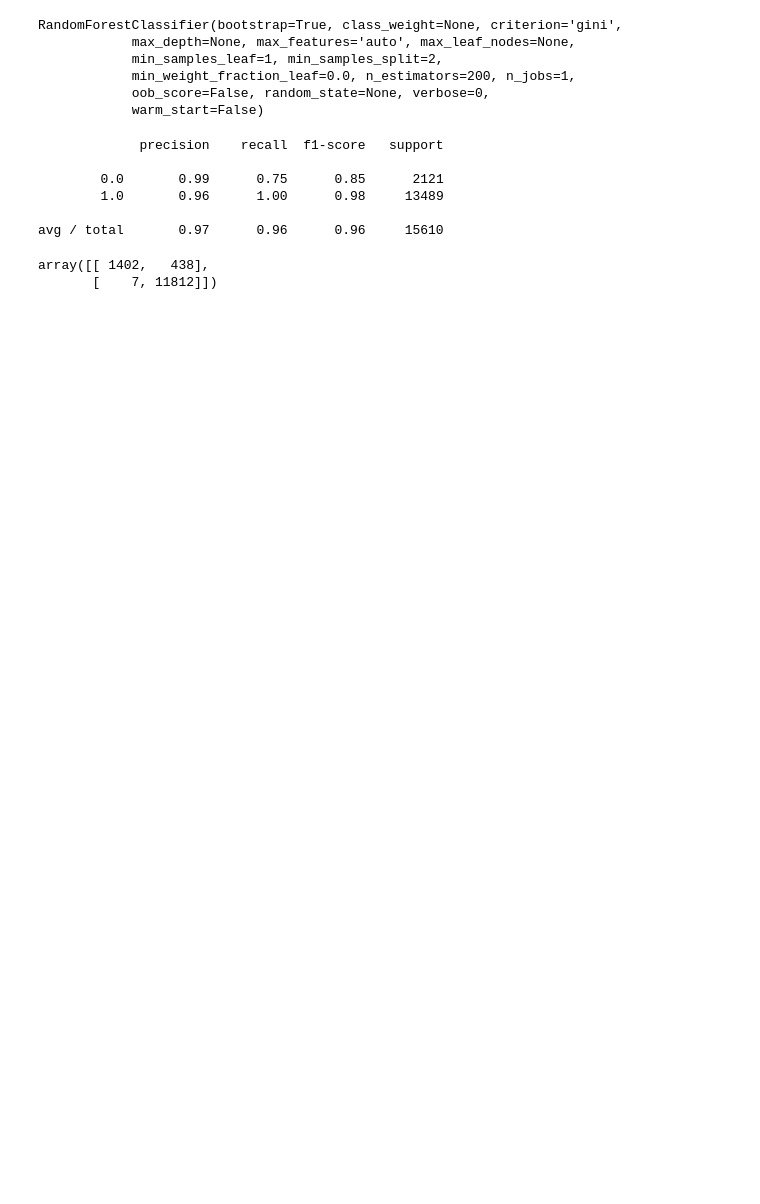
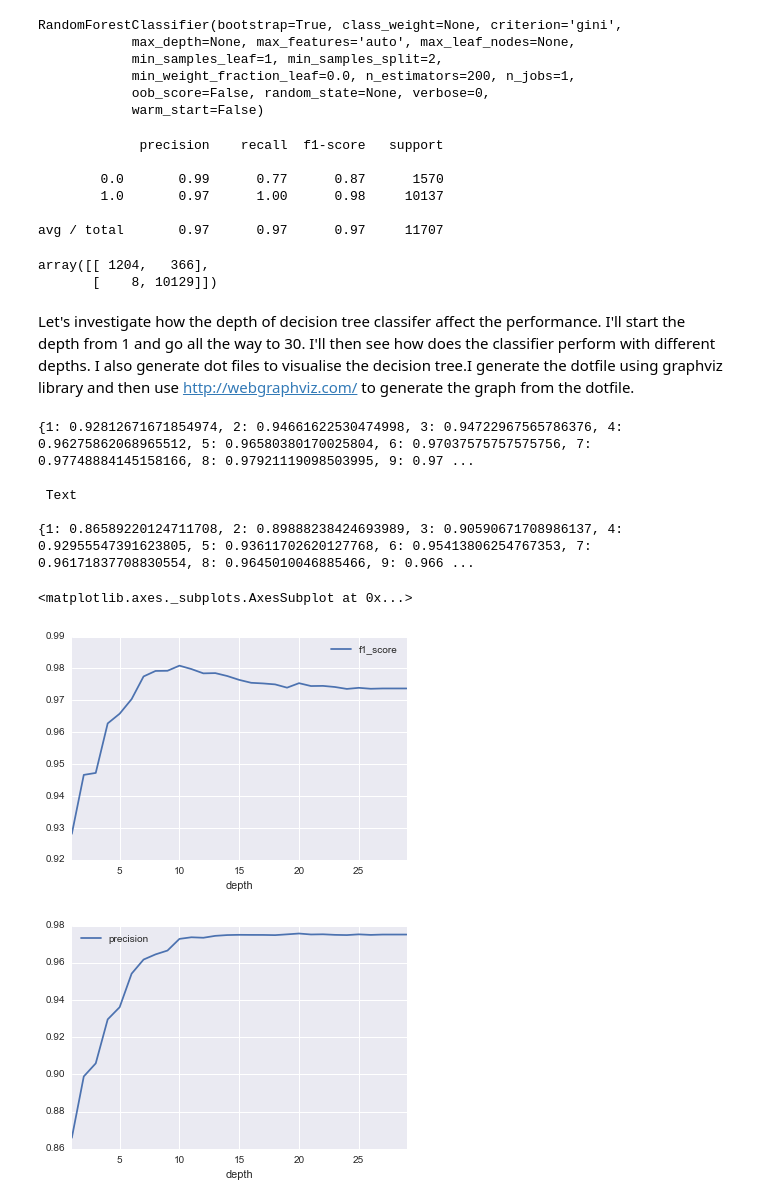
Before and after one commit to shobhitmishra/Udacity_Machine_Learning, a Jupyter notebook: Capstone Project/Lending_Tree_Loan_Prediction.ipynb, the cells around one changed output. Drawn from its saved outputs; the diff is of its cells as text; code cells hidden in the pictures; blank space fills up the shorter version.

```diff
--- a/Capstone Project/Lending_Tree_Loan_Prediction.ipynb
+++ b/Capstone Project/Lending_Tree_Loan_Prediction.ipynb
@@ -210,5 +210,5 @@ loan_data.describe()
 from sklearn.cross_validation import train_test_split
 # %%
 X_train, X_test, y_train, y_test = train_test_split(loan_data.drop('Fully Paid',axis=1),
-                                                    loan_data['Fully Paid'], test_size=0.4,
+                                                    loan_data['Fully Paid'], test_size=0.3,
                                                     random_state=101)
@@ -304,12 +319,12 @@ print(classification_report(y_test,predictions))
 # %% [output]
              precision    recall  f1-score   support
 
-        0.0       0.99      0.75      0.85      2121
-        1.0       0.96      1.00      0.98     13489
+        0.0       0.99      0.77      0.87      1570
+        1.0       0.97      1.00      0.98     10137
 
-avg / total       0.97      0.96      0.96     15610
+avg / total       0.97      0.97      0.97     11707
 # %%
 confusion_matrix(y_test,predictions)
 # %% [output]
-array([[ 1402,   438],
-       [    7, 11812]])
+array([[ 1204,   366],
+       [    8, 10129]])
@@ -315,0 +340,33 @@ array([[ 1402,   438],
+# %% [markdown]
+Let's investigate how the depth of decision tree classifer affect the performance. I'll start the depth from 1 and go all the way to 30. I'll then see how does the classifier perform with different depths. I also generate dot files to visualise the decision tree.I generate the dotfile using graphviz library and then use http://webgraphviz.com/ to generate the graph from the dotfile.
+# %%
+dtree_depth_f1score_map = {}
+dtree_depth_precision_map = {}
+for depth in range(1,30):
+    dtree = DecisionTreeClassifier(random_state=101, max_depth= depth)
+    dtree.fit(X_train,y_train)
+
+    filename = "D:/capstone_plot_images/depth_" + str(depth)
+    dotfile = open(filename, 'w')
+    tree.export_graphviz(dtree, out_file = dotfile, feature_names = X_test.columns)
+    dotfile.close()
+
+    predictions = dtree.predict(X_test)
+    dtree_depth_f1score_map[depth] = f1_score(y_test,predictions)
+    dtree_depth_precision_map[depth] = precision_score(y_test,predictions)
+depth_f1score = pd.DataFrame(dtree_depth_f1score_map.items(), columns=['depth', 'f1_score'])
+depth_precision = pd.DataFrame(dtree_depth_precision_map.items(), columns = ['depth', 'precision'])
+print dtree_depth_f1score_map
+print "\n Text \n"
+print dtree_depth_precision_map
+depth_f1score.plot(x='depth', y='f1_score')
+depth_precision.plot(x='depth', y='precision')
+# %% [output]
+{1: 0.92812671671854974, 2: 0.94661622530474998, 3: 0.94722967565786376, 4: 0.96275862068965512, 5: 0.96580380170025804, 6: 0.97037575757575756, 7: 0.97748884145158166, 8: 0.97921119098503995, 9: 0.97 ...
+
+ Text
+
+{1: 0.86589220124711708, 2: 0.89888238424693989, 3: 0.90590671708986137, 4: 0.92955547391623805, 5: 0.93611702620127768, 6: 0.95413806254767353, 7: 0.96171837708830554, 8: 0.9645010046885466, 9: 0.966 ...
+<matplotlib.axes._subplots.AxesSubplot at 0x...>
+[figure, added]
+[figure, added]
```
Also changed, not shown: parts of 10 cells of this notebook, 38 other files.
